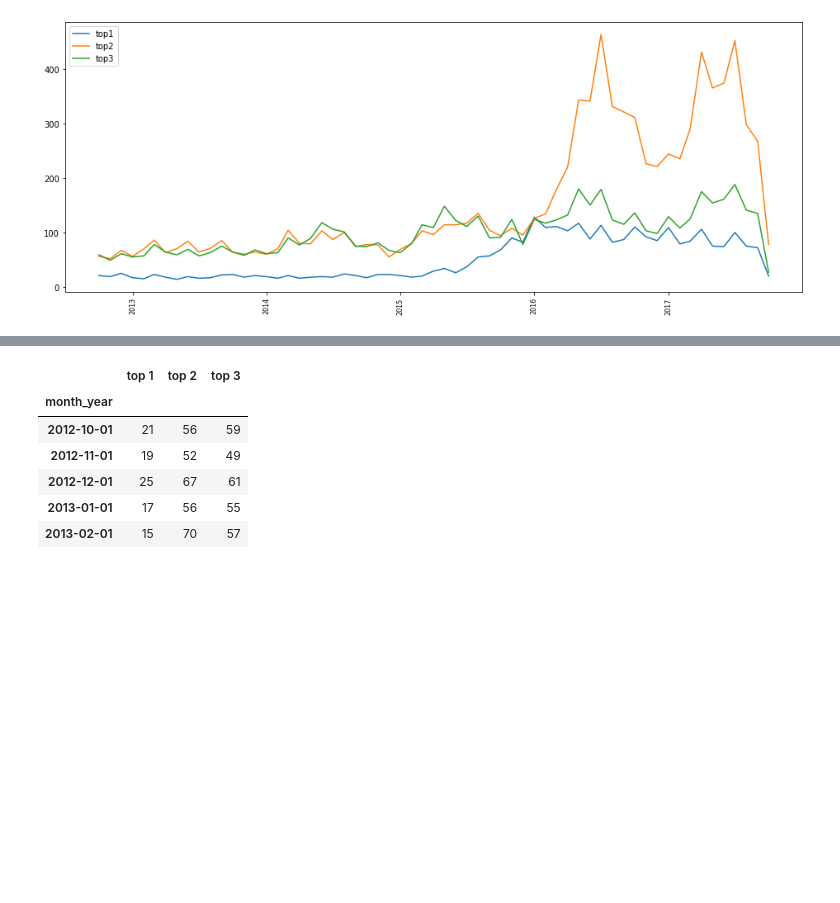
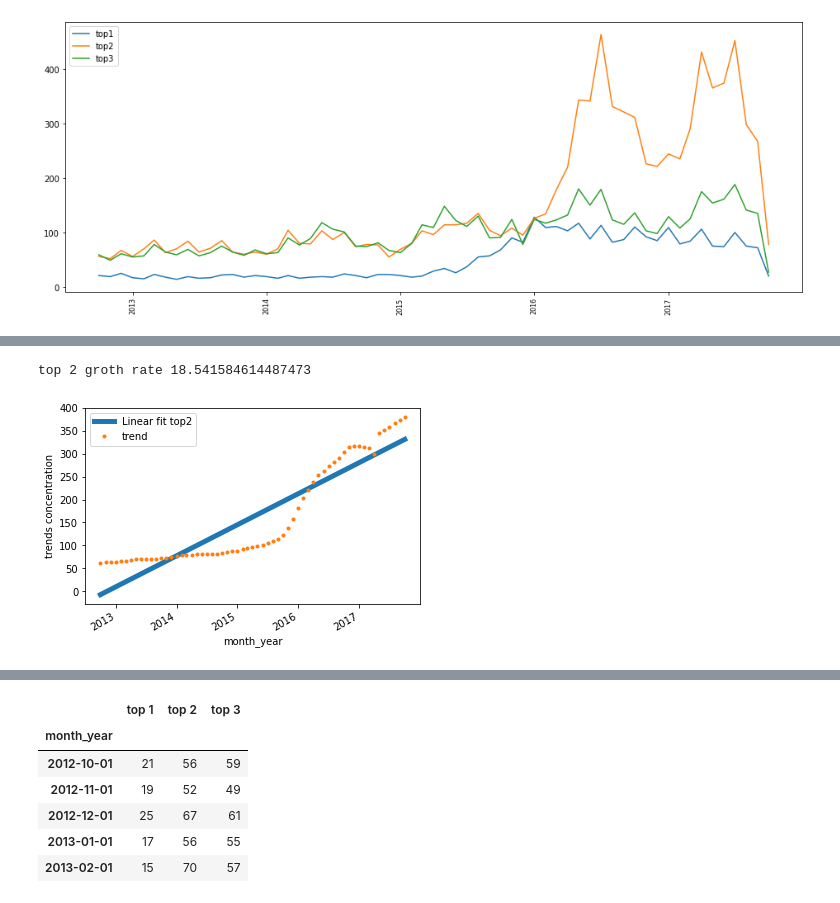
Before and after one commit to akib1162100/data_science_challenge, a Jupyter notebook: DS_challenge.ipynb, the cells around one changed output, grey strips where cells are left out. Cells and saved outputs as stored; diff of their text form; code cells hidden in the pictures; blank space fills up the shorter version.

```diff
--- a/DS_challenge.ipynb
+++ b/DS_challenge.ipynb
@@ -29,0 +72,8 @@ plt.show()
+# %%
+analysis2 = df_monthly_sales[['top 2']].copy()
+trend2 = calculate_and_show_trend(analysis2)
+top2_groth =calculte_and_show_slope(trend2,name ='top2')
+print('top 2 groth rate {}'.format(top2_groth*100))
+# %% [output]
+top 2 groth rate 18.541584614487473
+[figure, added]
```
Also changed, not shown: parts of 15 cells of this notebook.
